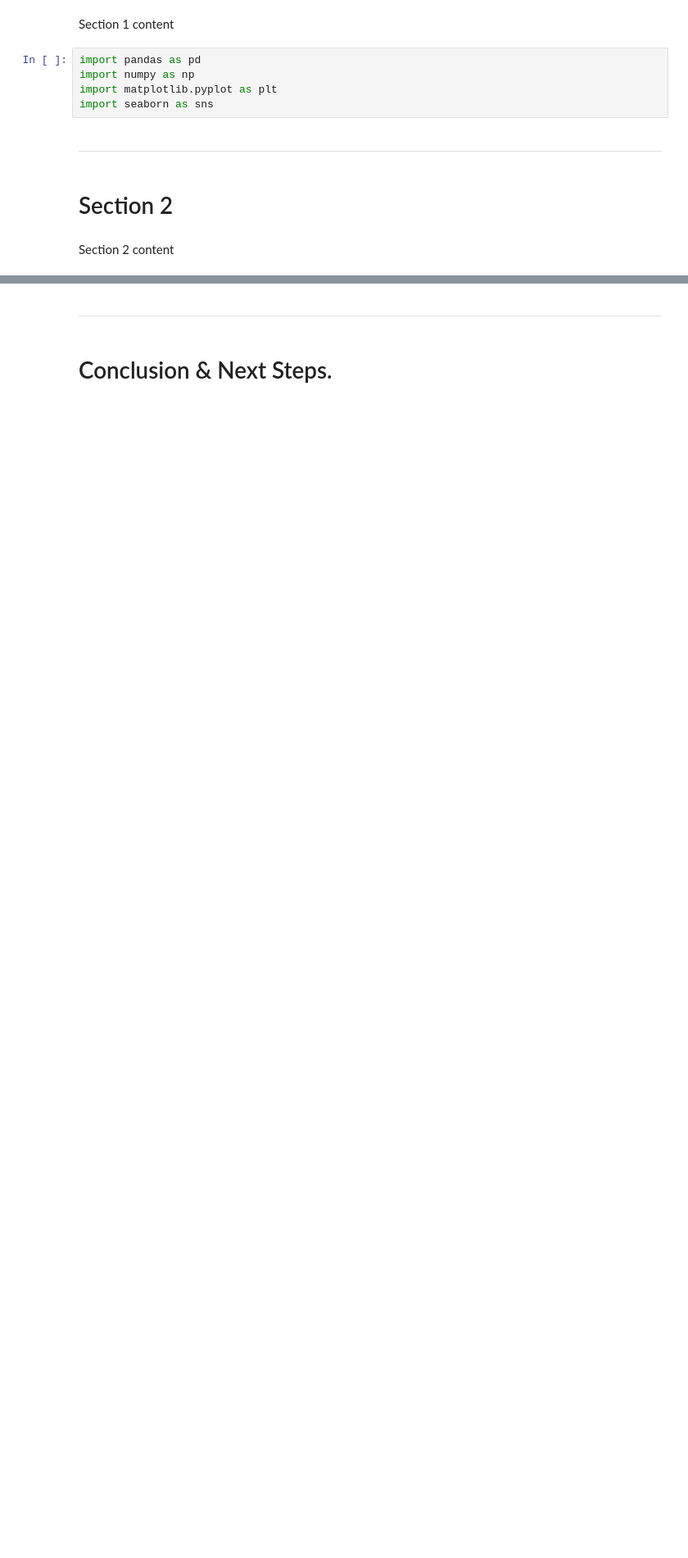
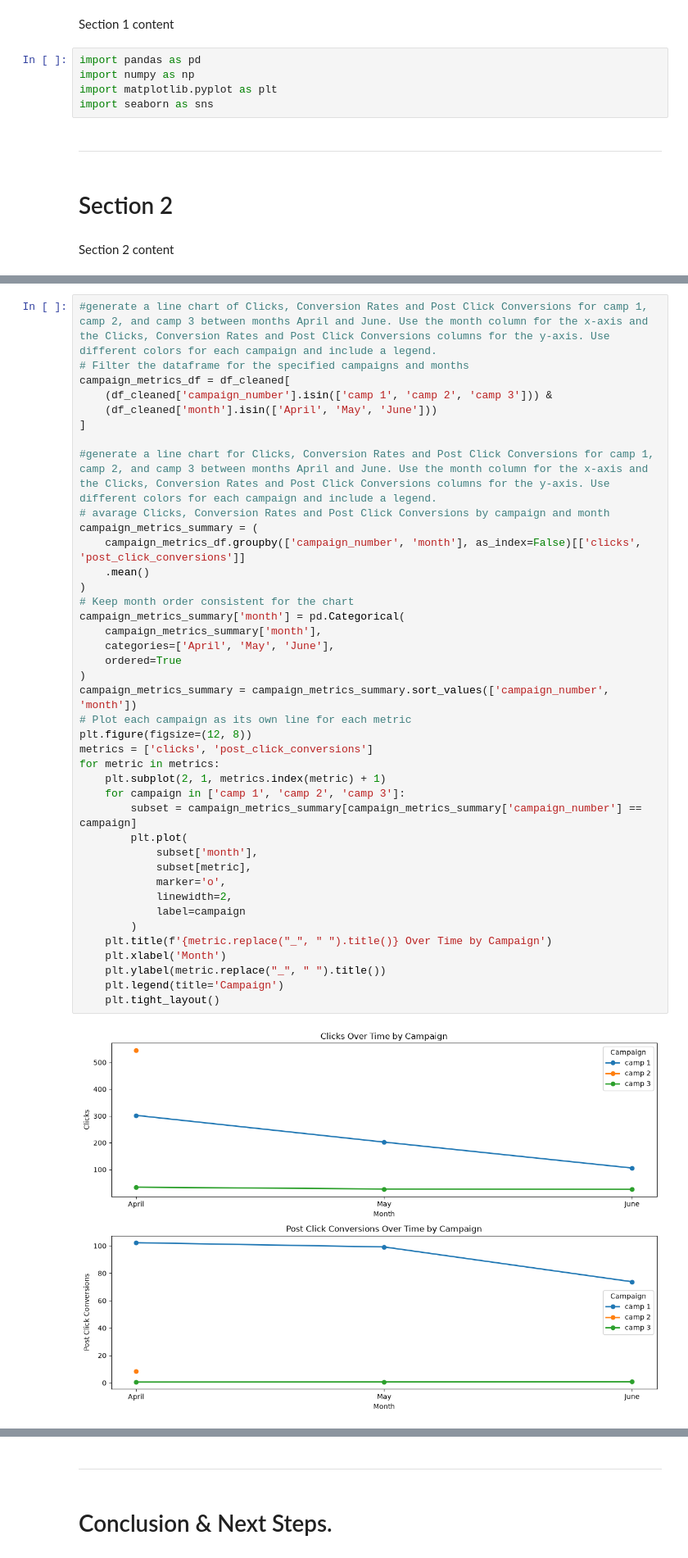
Before and after one commit to Oliver-code26/Unit1_Resub_Digital_Marketing, a Jupyter notebook: jupyter_notebooks/Notebook.ipynb, the cells around one changed output, grey strips where cells are left out. Shown at 82% size. Drawn from its saved outputs; the diff is of its cells as text; blank space fills up the shorter version.

```diff
--- a/jupyter_notebooks/Notebook.ipynb
+++ b/jupyter_notebooks/Notebook.ipynb
@@ -298,0 +282,42 @@ This chart doesn't come to a shock when I see Post Click Conversion for campaign
+# %%
+#generate a line chart of Clicks, Conversion Rates and Post Click Conversions for camp 1, camp 2, and camp 3 between months April and June. Use the month column for the x-axis and the Clicks, Conversion Rates and Post Click Conversions columns for the y-axis. Use different colors for each campaign and include a legend.
+# Filter the dataframe for the specified campaigns and months
+campaign_metrics_df = df_cleaned[
+    (df_cleaned['campaign_number'].isin(['camp 1', 'camp 2', 'camp 3'])) &
+    (df_cleaned['month'].isin(['April', 'May', 'June']))
+]
+
+#generate a line chart for Clicks, Conversion Rates and Post Click Conversions for camp 1, camp 2, and camp 3 between months April and June. Use the month column for the x-axis and the Clicks, Conversion Rates and Post Click Conversions columns for the y-axis. Use different colors for each campaign and include a legend.
+# avarage Clicks, Conversion Rates and Post Click Conversions by campaign and month
+campaign_metrics_summary = (
+    campaign_metrics_df.groupby(['campaign_number', 'month'], as_index=False)[['clicks', 'post_click_conversions']]
+    .mean()
+)
+# Keep month order consistent for the chart
+campaign_metrics_summary['month'] = pd.Categorical(
+    campaign_metrics_summary['month'],
+    categories=['April', 'May', 'June'],
+    ordered=True
+)
+campaign_metrics_summary = campaign_metrics_summary.sort_values(['campaign_number', 'month'])
+# Plot each campaign as its own line for each metric
+plt.figure(figsize=(12, 8))
+metrics = ['clicks', 'post_click_conversions']
+for metric in metrics:
+    plt.subplot(2, 1, metrics.index(metric) + 1)
+    for campaign in ['camp 1', 'camp 2', 'camp 3']:
+        subset = campaign_metrics_summary[campaign_metrics_summary['campaign_number'] == campaign]
+        plt.plot(
+            subset['month'],
+            subset[metric],
+            marker='o',
+            linewidth=2,
+            label=campaign
+        )
+    plt.title(f'{metric.replace("_", " ").title()} Over Time by Campaign')
+    plt.xlabel('Month')
+    plt.ylabel(metric.replace("_", " ").title())
+    plt.legend(title='Campaign')
+    plt.tight_layout()
+# %% [output]
+[figure, added]
```
Also changed, not shown: parts of 40 cells of this notebook, 2 other files.
